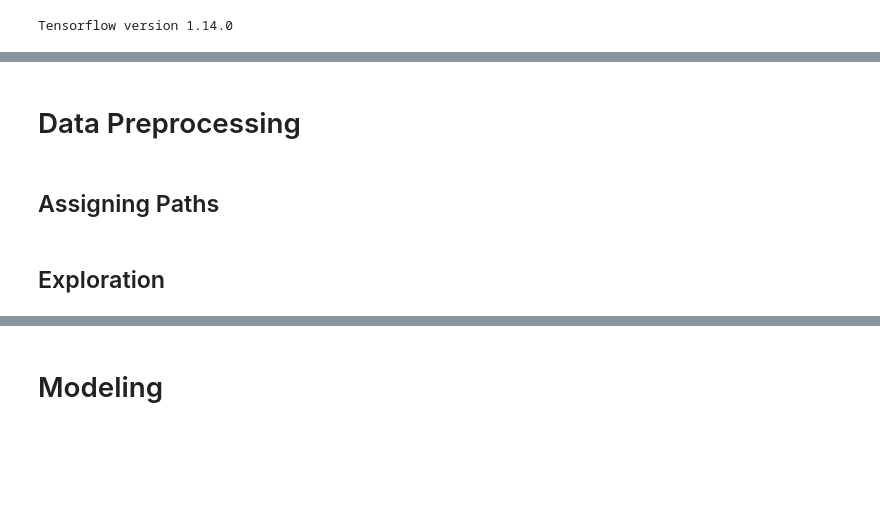
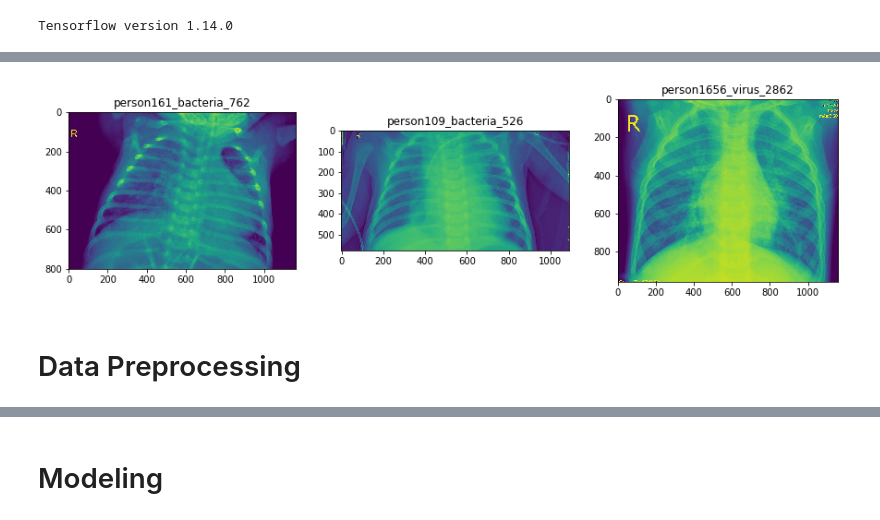
Before and after one commit to tsheltonking/Transfer-Learning-For-Pneumonia-Detection, a Jupyter notebook: Pneumonia_Detection.ipynb, the cells around one changed output, grey strips where cells are left out. Drawn from its saved outputs; the diff is of its cells as text; code cells hidden in the pictures; blank space fills up the shorter version.

```diff
--- a/Pneumonia_Detection.ipynb
+++ b/Pneumonia_Detection.ipynb
@@ -33,4 +79,6 @@ os.remove('chest-xray-pneumonia.zip')
+# %%
+plot_images("test", "PNEUMONIA", 3)
+# %% [output]
+[figure, added]
 # %% [markdown]
 # Data Preprocessing
-# %% [markdown]
-## Assigning Paths
@@ -43,2 +84,0 @@ test_dir = os.path.join(data_dir, "test")
-# %% [markdown]
-## Exploration
```
Also changed, not shown: parts of 20 cells of this notebook.
